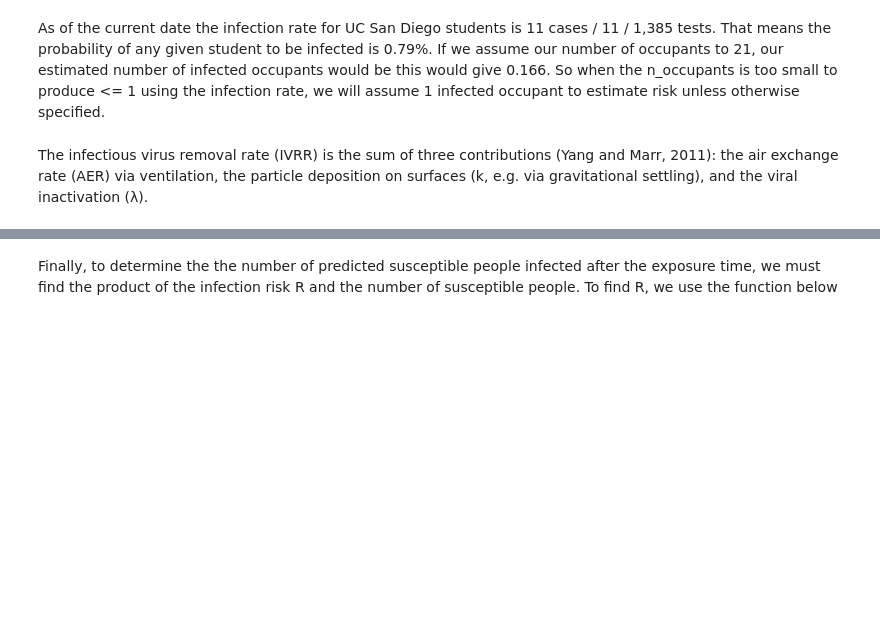
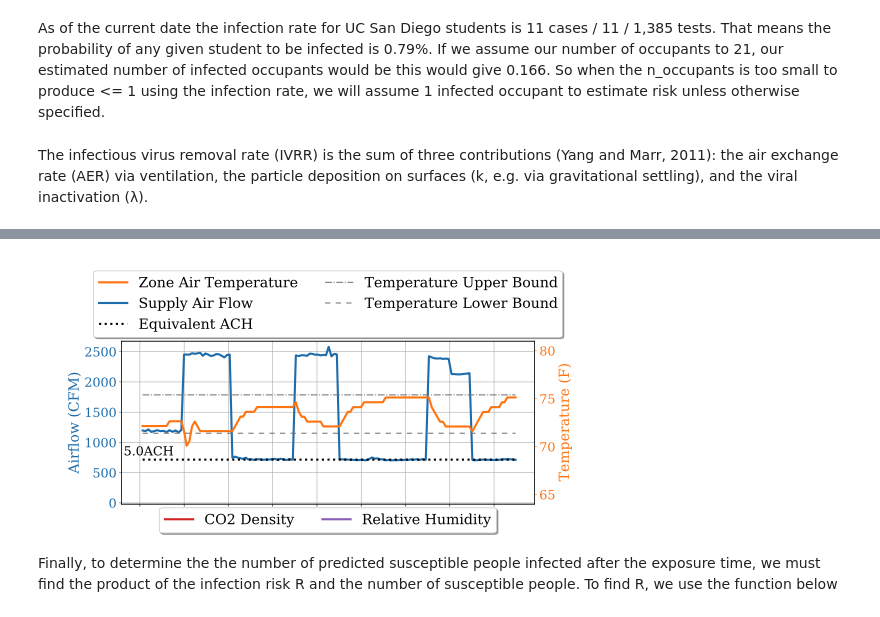
Before and after one commit to etiennedoidic/infection_risk_calculator, a Jupyter notebook: notebooks/Infection Risk Calculator.ipynb, the cells around one changed output, grey strips where cells are left out. Saved outputs shown, nothing was run; the diff lists cells and outputs as text; code cells hidden in the pictures; blank space fills up the shorter version.

```diff
--- a/notebooks/Infection Risk Calculator.ipynb
+++ b/notebooks/Infection Risk Calculator.ipynb
@@ -311,3 +316,7 @@ ax.plot(x, f2(n_infected, Erq, ivrr, room_volume_m, initial_quanta, x));
+# %%
+Image(filename='images/supplyairflow.png')
+# %% [output]
+[figure, added]
 # %% [markdown]
 Finally, to determine the the number of predicted susceptible people infected after the exposure time, we must find the product of the infection risk R and the number of susceptible people.
 To find R, we use the function below
```
Also changed, not shown: parts of 14 cells of this notebook, 1 other file.
